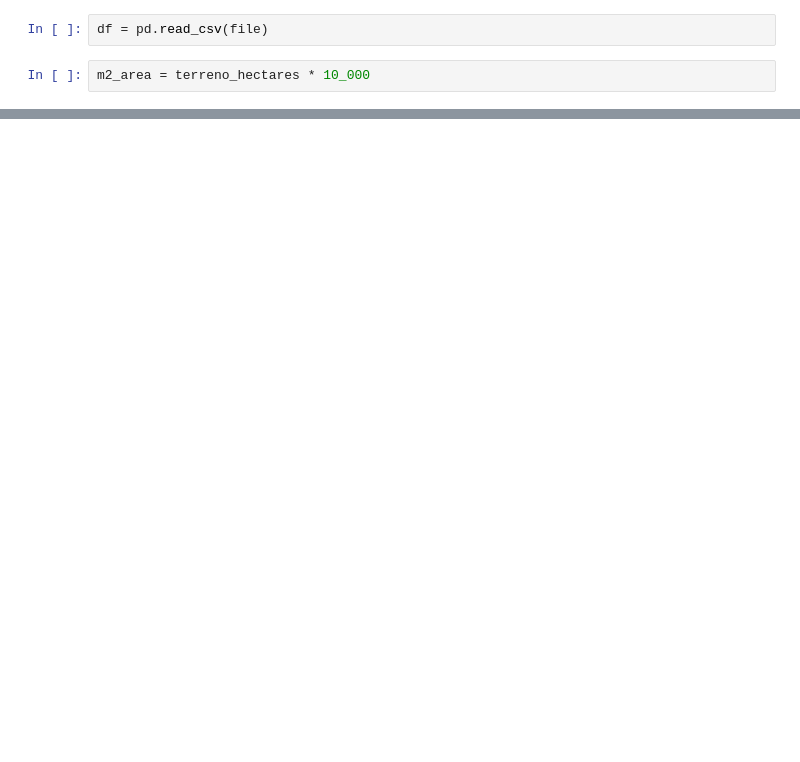
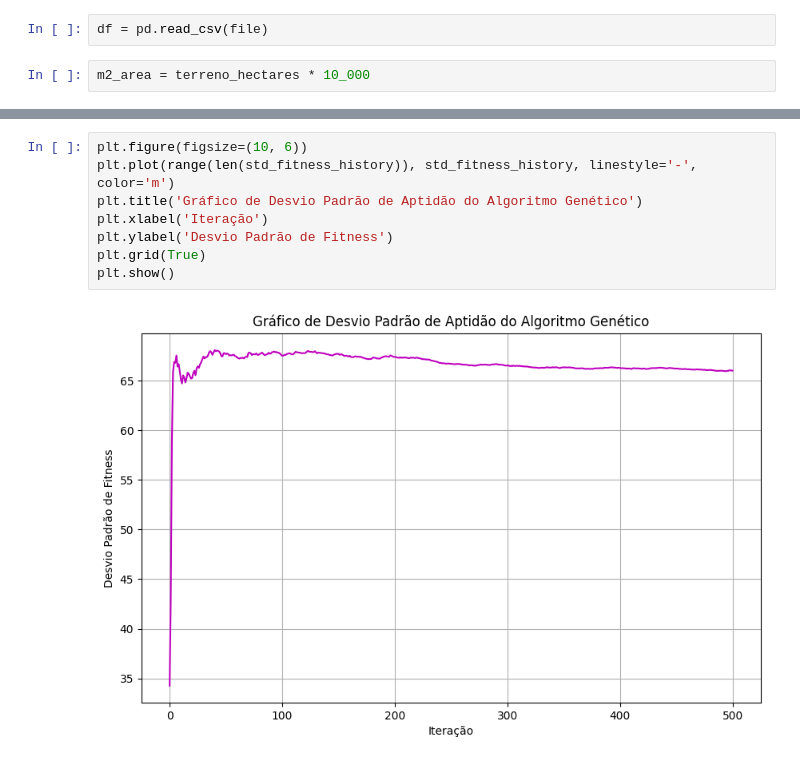
Before and after one commit to LeoJNogueira/fiap-tech-challenge-2, a Jupyter notebook: main.ipynb, the cells around one changed output, grey strips where cells are left out. Cells and saved outputs as stored; diff of their text form; blank space fills up the shorter version.

```diff
--- a/main.ipynb
+++ b/main.ipynb
@@ -67,0 +104,10 @@ print(best_result)
+# %%
+plt.figure(figsize=(10, 6))
+plt.plot(range(len(std_fitness_history)), std_fitness_history, linestyle='-', color='m')
+plt.title('Gráfico de Desvio Padrão de Aptidão do Algoritmo Genético')
+plt.xlabel('Iteração')
+plt.ylabel('Desvio Padrão de Fitness')
+plt.grid(True)
+plt.show()
+# %% [output]
+[figure, added]
```
Also changed, not shown: parts of 6 cells of this notebook, 2 other files.
